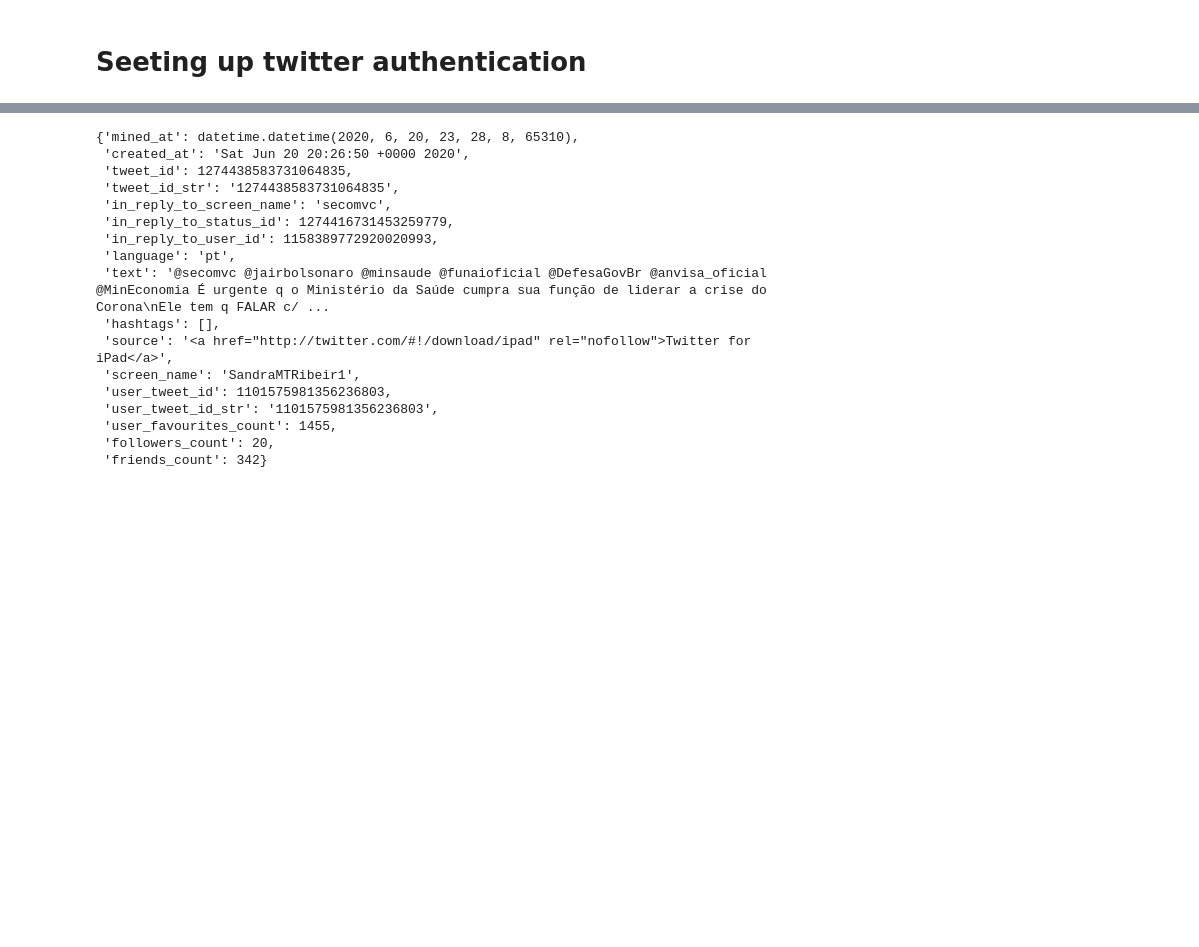
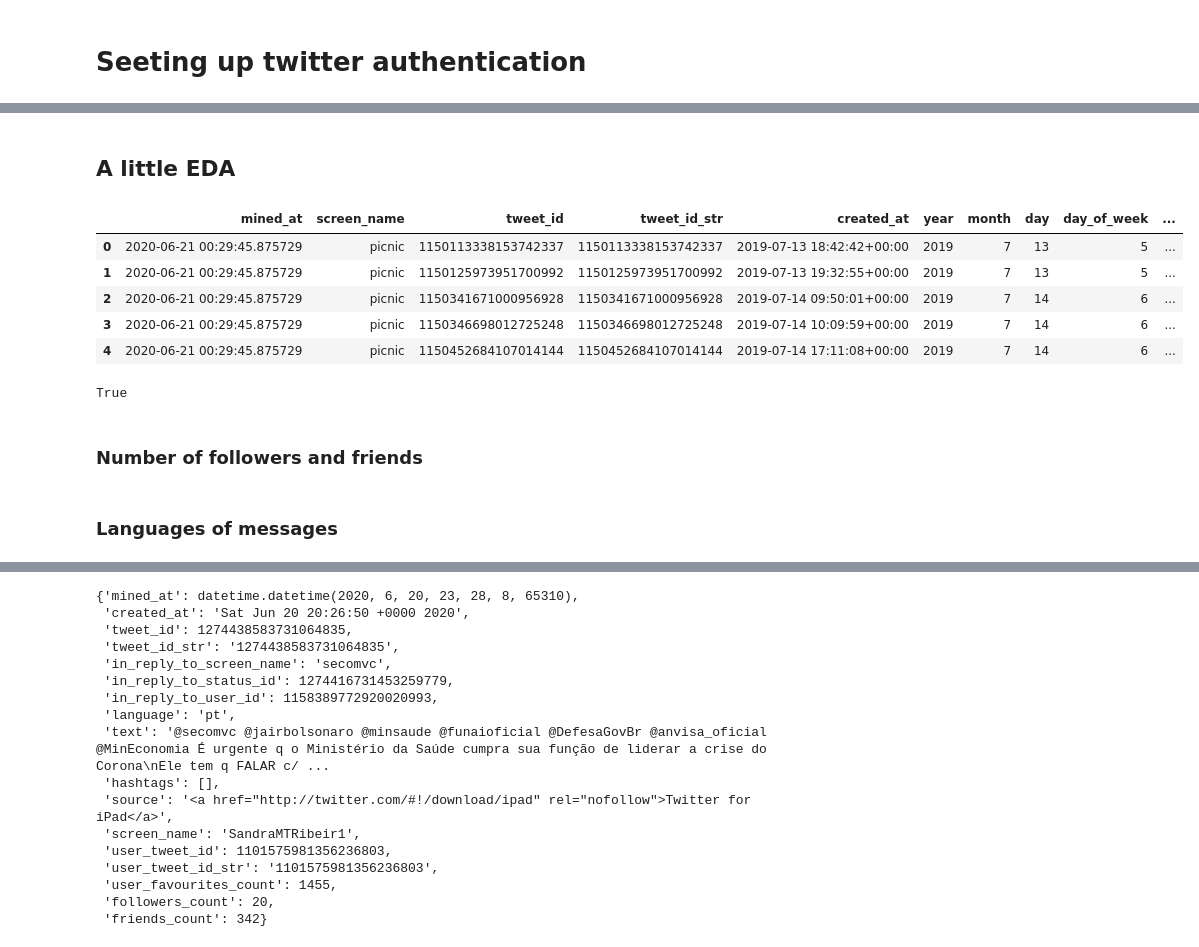
Before and after one commit to dpbac/twitter_analysis_online_grocery_NL, a Jupyter notebook: notebooks/01-collecting_and_saving_tweets.ipynb, the cells around one changed output, grey strips where cells are left out. Drawn from its saved outputs; the diff is of its cells as text; code cells hidden in the pictures; blank space fills up the shorter version.

```diff
--- a/notebooks/01-collecting_and_saving_tweets.ipynb
+++ b/notebooks/01-collecting_and_saving_tweets.ipynb
@@ -316,0 +350,6 @@ len(search_bolsonaro_covid)
+# %%
+# Result limit == count parameter from our GetUserTimeline() it can take max 200
+# More pages more back in time you can go
+miner = TweetMiner(api, result_limit=25, max_pages = 250)
+JumboSupermarkt = miner.mine_user_tweets(user="JumboSupermarkt")
+df_JumboSupermarkt = processing_and_saving(pd.DataFrame(JumboSupermarkt), "JumboSupermarkt")
@@ -316,0 +413,6 @@ len(search_bolsonaro_covid)
+# %%
+# Result limit == count parameter from our GetUserTimeline() it can take max 200
+# More pages more back in time you can go
+miner = TweetMiner(api, result_limit=20, max_pages = 300)
+albertheijn = miner.mine_user_tweets(user="albertheijn")
+df_albertheijn = processing_and_saving(pd.DataFrame(albertheijn), "albertheijn")
@@ -316,0 +451,22 @@ len(search_bolsonaro_covid)
+# %% [markdown]
+## A little EDA
+# %%
+# concatenate all dataframes
+
+df_tweet_conc = pd.concat([df_picnic,df_JumboSupermarkt, df_albertheijn])
+df_tweet_conc.head()
+# %% [output]
+|  | mined_at | screen_name | tweet_id | tweet_id_str | created_at | year | month | day | day_of_week | ... |
+| 0 | 2020-06-21 00:29:45.875729 | picnic | 1150113338153742337 | 1150113338153742337 | 2019-07-13 18:42:42+00:00 | 2019 | 7 | 13 | 5 | ... |
+| 1 | 2020-06-21 00:29:45.875729 | picnic | 1150125973951700992 | 1150125973951700992 | 2019-07-13 19:32:55+00:00 | 2019 | 7 | 13 | 5 | ... |
+| 2 | 2020-06-21 00:29:45.875729 | picnic | 1150341671000956928 | 1150341671000956928 | 2019-07-14 09:50:01+00:00 | 2019 | 7 | 14 | 6 | ... |
+| 3 | 2020-06-21 00:29:45.875729 | picnic | 1150346698012725248 | 1150346698012725248 | 2019-07-14 10:09:59+00:00 | 2019 | 7 | 14 | 6 | ... |
+| 4 | 2020-06-21 00:29:45.875729 | picnic | 1150452684107014144 | 1150452684107014144 | 2019-07-14 17:11:08+00:00 | 2019 | 7 | 14 | 6 | ... |
+# %%
+df_tweet_conc.shape[0] == df_picnic.shape[0]+df_JumboSupermarkt.shape[0]+df_albertheijn.shape[0]
+# %% [output]
+True
+# %% [markdown]
+### Number of followers and friends
+# %% [markdown]
+### Languages of messages
```
Also changed, not shown: parts of 42 cells of this notebook.
